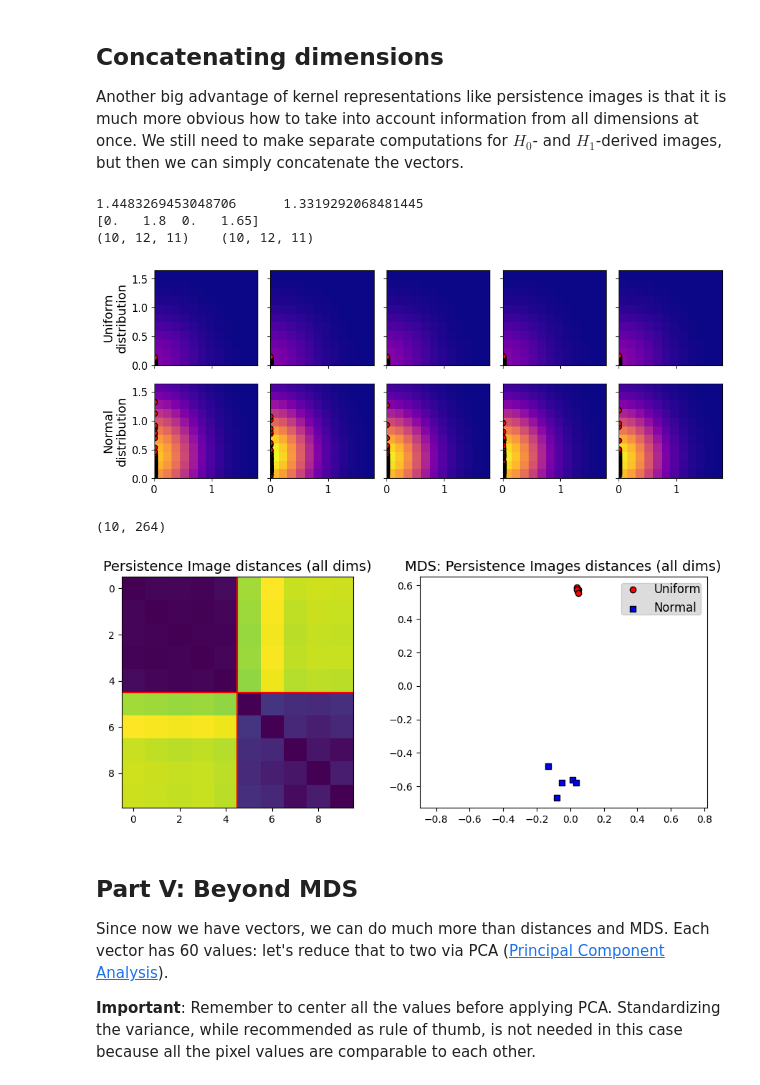
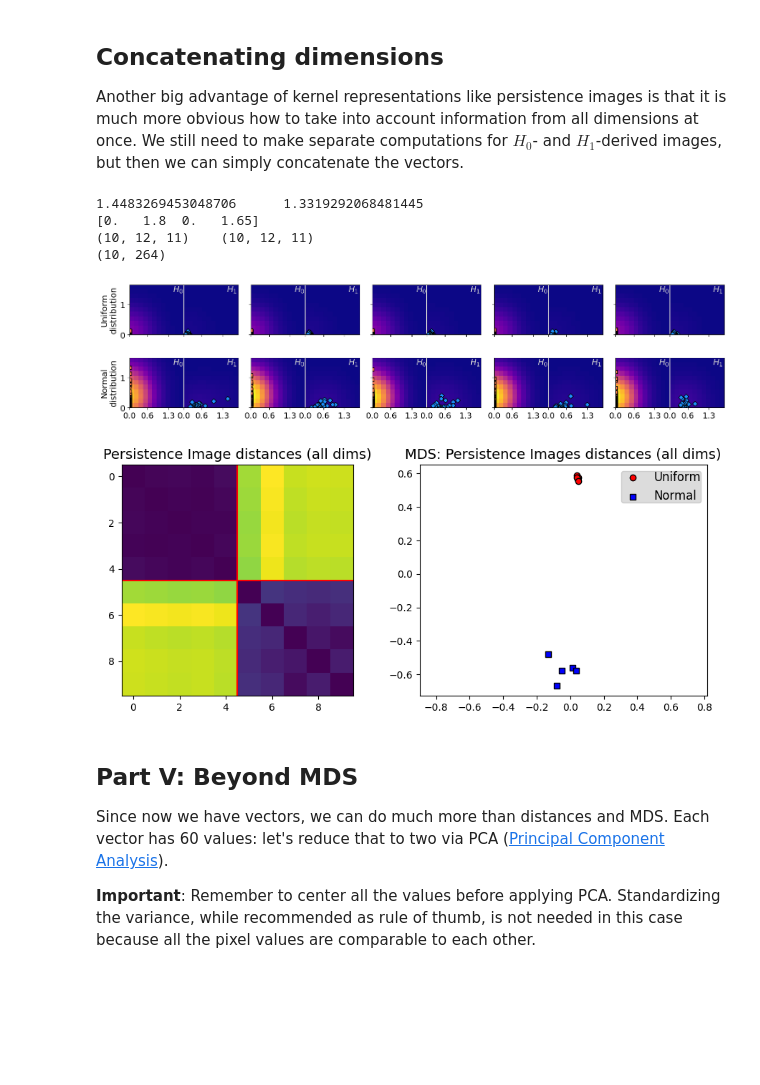
Before and after one commit to ejamezquita/pavement_tda, a Jupyter notebook: jupyter/03_tda_general_pipeline.ipynb, the cells around one changed output. Drawn from its saved outputs; the diff is of its cells as text; code cells hidden in the pictures; blank space fills up the shorter version.

```diff
--- a/jupyter/03_tda_general_pipeline.ipynb
+++ b/jupyter/03_tda_general_pipeline.ipynb
@@ -372,7 +383,7 @@ fig.tight_layout()
 Another big advantage of kernel representations like persistence images is that it is much more obvious how to take into account information from all dimensions at once. We still need to make separate computations for $H_0$- and $H_1$-derived images, but then we can simply concatenate the vectors.
 # %%
 lt_h0 = [ np.column_stack((dgm[0][:,0], dgm[0][:,1]-dgm[0][:,0])) for dgm in dgms ]
-lt_h1 = [ np.column_stack((dgm[hdim][:,0], dgm[hdim][:,1]-dgm[hdim][:,0])) for dgm in dgms ]
+lt_h1 = [ np.column_stack((dgm[1][:,0], dgm[1][:,1]-dgm[1][:,0])) for dgm in dgms ]
 
 max_birth, max_lt = np.max(np.vstack(lt_h0 + lt_h1), axis=0)
 print(max_birth, max_lt, sep='\t')
@@ -390,6 +401,8 @@ pi_params = {'birth_range':(0, pixsz * np.ceil((max_birth + sigma)/pixsz)),
 # (so they'll be comparable)
 pimgr = persim.PersistenceImager(**pi_params)
 extent = np.array([ pimgr.birth_range[0], pimgr.birth_range[1], pimgr.pers_range[0], pimgr.pers_range[1] ])
+xtent = (extent/pixsz).astype(int)
+exxtent = extent.copy(); exxtent[1] *= 2
 print(extent)
 
 # Transform the lifetime diagrams into persistence images
@@ -398,46 +411,50 @@ pimgs1 = np.asarray(pimgr.transform(lt_h1, skew=False))
 
 pi_vmax0 = np.max(pimgs0)
 pi_vmax1 = np.max(pimgs1)
+pi_vmax = max([pi_vmax0, pi_vmax1])
 
 print(pimgs0.shape, pimgs1.shape, sep='\t')
+
+# Concatenate both dimensions into a single vector
+# Now things look very much like the ideal!
+pi0 = np.zeros((pimgs0.shape[0], pimgs0.shape[1]*pimgs0.shape[2]))
+pi1 = pi0.copy()
+
+for i in range(len(pi0)):
+    pi0[i] = pimgs0[i].ravel()
+    pi1[i] = pimgs1[i].ravel()
+
+pis = np.hstack((pi0, pi1))
+print(pis.shape)
 # %% [output]
 1.4483269453048706      1.3319292068481445
 [0.   1.8  0.   1.65]
 (10, 12, 11)    (10, 12, 11)
+(10, 264)
-# %%
-# Plot the images for H0 and overlay the lifetime diagram.
-
-fig, ax = plt.subplots(2, len(dgms)//2, figsize=(10, 4), sharex=True, sharey=True)
-ax = np.atleast_1d(ax).ravel()
-
-for i in range(len(ax)):
-    ax[i].imshow(pimgs0[i].T, origin='lower', cmap='plasma', vmin=0, vmax=pi_vmax0, extent=extent)
-    ax[i].scatter(*lt_h0[i].T, marker='o', fc='r', ec='k', zorder=2)
-    #ax[i].legend(loc='upper right', fontsize=0.85*fs, facecolor='gainsboro', framealpha=1, borderpad=0)
-
-    ax[i].tick_params(labelsize=.85*fs)
-
-ax[0].set_ylabel('Uniform\ndistribution', fontsize=fs)
-ax[N].set_ylabel('Normal\ndistribution', fontsize=fs)
-fig.tight_layout()
-# %% [output]
-[figure, removed]
+# %%
+xlabs = np.tile(np.round(np.linspace(0, .7*extent[1], 3), 1), 2)
+xticks = np.hstack((xlabs[:3], xlabs[:3]+extent[1]))
+
+fig, ax = plt.subplots(2, len(dgms)//2, figsize=(15, 4), sharex=True, sharey=True)
+ax = np.atleast_1d(ax).ravel(); i = 0
+for i in range(len(ax)):
+    ll = pis[i].reshape( 2*xtent[1], xtent[3], order='C').T
+    ax[i].imshow(ll, cmap='plasma', vmax=pi_vmax, vmin=0, origin='lower', extent=exxtent)
+    ax[i].axvline(extent[1], c='lightgray')
+    ax[i].scatter(*lt_h0[i].T, marker=markers[0], fc=colors[0], ec='k', zorder=2)
+    ax[i].scatter(lt_h1[i][:,0] + extent[1], lt_h1[i][:,1], marker=markers[1], fc=colors[1], ec='k', zorder=2)
+    ax[i].set_xticks(xticks, xlabs)
+    ax[i].tick_params(labelsize=fs)
+    for hdim in [0,1]:
+        ax[i].text( .99*(hdim+1)*extent[1], .99*extent[-1], '$H_{}$'.format(hdim), c='lightgray', ha='right', va='top', fontsize=fs)
+ax[0].set_ylabel('Uniform\ndistribution', fontsize=fs)
+ax[N].set_ylabel('Normal\ndistribution', fontsize=fs)
+fig.tight_layout();
+# %% [output]
+[figure, added]
 # %%
-# Concatenate both dimensions into a single vector
-# Now things look very much like the ideal!
-
-pi0 = np.zeros((pimgs0.shape[0], pimgs0.shape[1]*pimgs0.shape[2]))
-pi1 = pi0.copy()
-
-for i in range(len(pi0)):
-    pi0[i] = pimgs0[i].ravel()
-    pi1[i] = pimgs1[i].ravel()
-
-pi = np.hstack((pi0, pi1))
-print(pi.shape)
-
-# Since `pi` is actually a collection of vectors, it is much more efficient to use scikit
-pids = metrics.pairwise_distances(pi, metric='euclidean')
+# Since `pis` is actually a collection of vectors, it is much more efficient to use scikit
+pids = metrics.pairwise_distances(pis, metric='euclidean')
 
 X_mds = manifold.MDS(**mds_kw).fit(pids).embedding_
 
@@ -457,7 +474,6 @@ ax[1].set_title('MDS: Persistence Images distances (all dims)', fontsize=fs);
 fig.align_titles()
 fig.tight_layout()
 # %% [output]
-(10, 264)
 [figure]
 # %% [markdown]
 ## Part V: Beyond MDS
```
Also changed, not shown: parts of 21 cells of this notebook.
